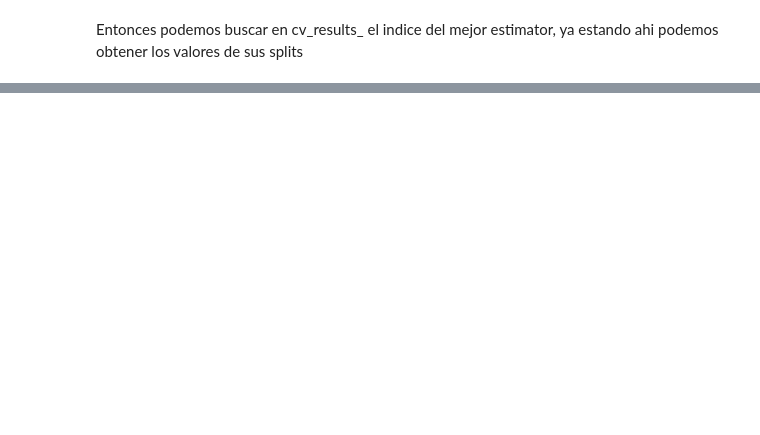
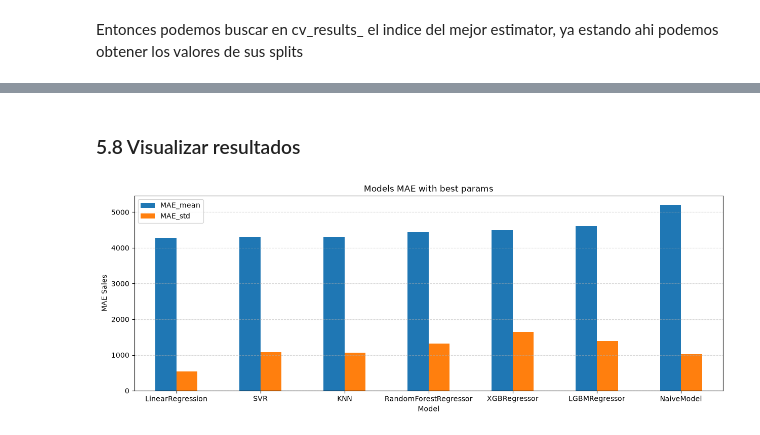
Before and after one commit to charligram/1_analisis_ventas, a Jupyter notebook: notebooks/03_modeling.ipynb, the cells around one changed output, grey strips where cells are left out. Drawn from its saved outputs; the diff is of its cells as text; code cells hidden in the pictures; blank space fills up the shorter version.

Commit message:
Add naive model and evaluations with visualizations

```diff
--- a/notebooks/03_modeling.ipynb
+++ b/notebooks/03_modeling.ipynb
@@ -391,0 +386,19 @@ df_cv
+# %%
+maes_naive = []
+
+for train_idx, test_idx in tscv.split(X_train):
+
+    y_true = y_train.iloc[test_idx]
+    y_pred_naive = y_train.shift(1).iloc[test_idx]
+
+    print(f'Y True:\n{y_true}')
+    print(f'Y Pred:\n{y_pred_naive}')
+
+    maes_naive.append(mean_absolute_error(y_true, y_pred_naive))
+
+# Agregar al cv los resultados del NaiveModel
+resultados_cv.append({
+    'model': 'NaiveModel',
+    'MAE_mean': np.mean(maes_naive),
+    'MAE_std': np.std(maes_naive)
+})
@@ -391,0 +437,26 @@ df_cv
+# %% [markdown]
+### 5.8 Visualizar resultados
+# %%
+ax = df_cv.plot(
+    kind='bar',
+    x='model',
+    y=['MAE_mean', 'MAE_std'],
+    figsize=(15, 5)
+)
+
+plt.title('Models MAE with best params')
+
+plt.xlabel('Model')
+plt.ylabel('MAE Sales')
+
+ax.grid(
+    alpha=0.5,
+    linestyle='--',
+    axis='y'
+)
+
+plt.tick_params(rotation=0)
+
+plt.show()
+# %% [output]
+[figure, added]
```
Also changed, not shown: parts of 7 cells of this notebook.
